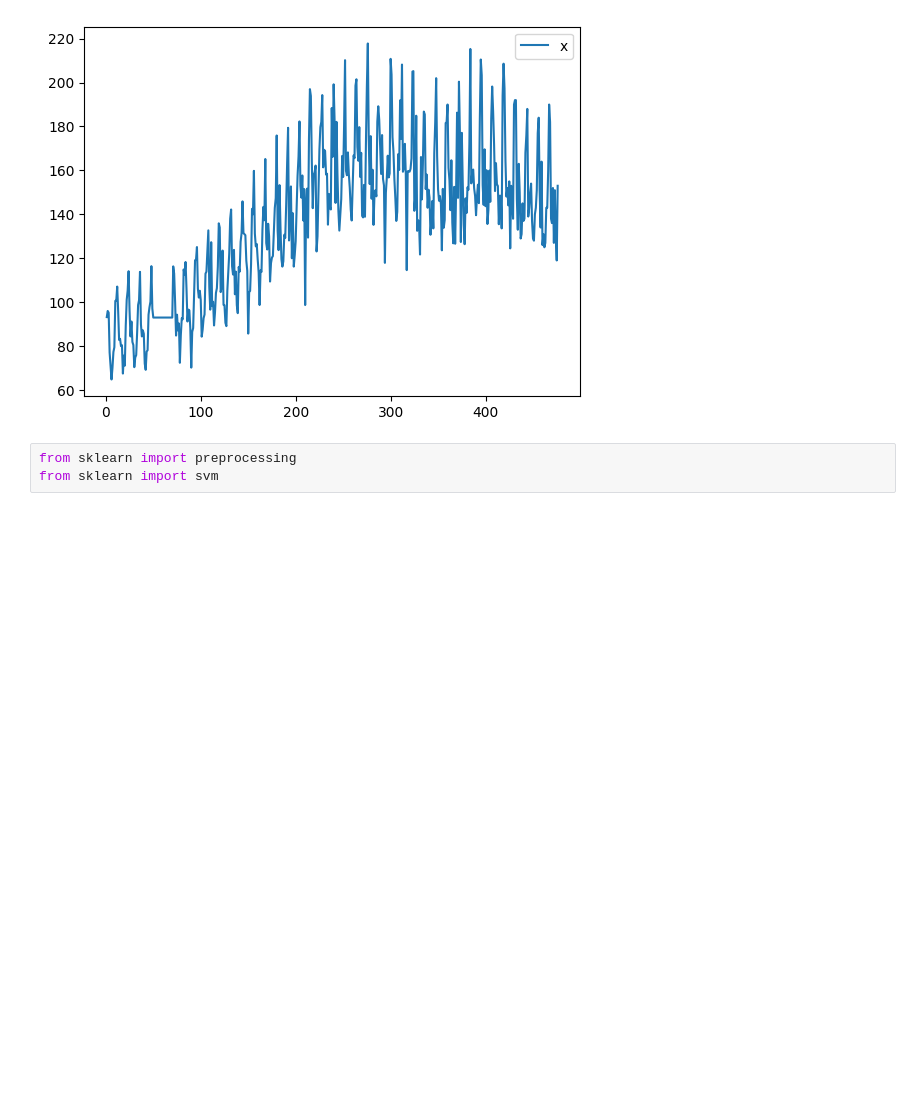
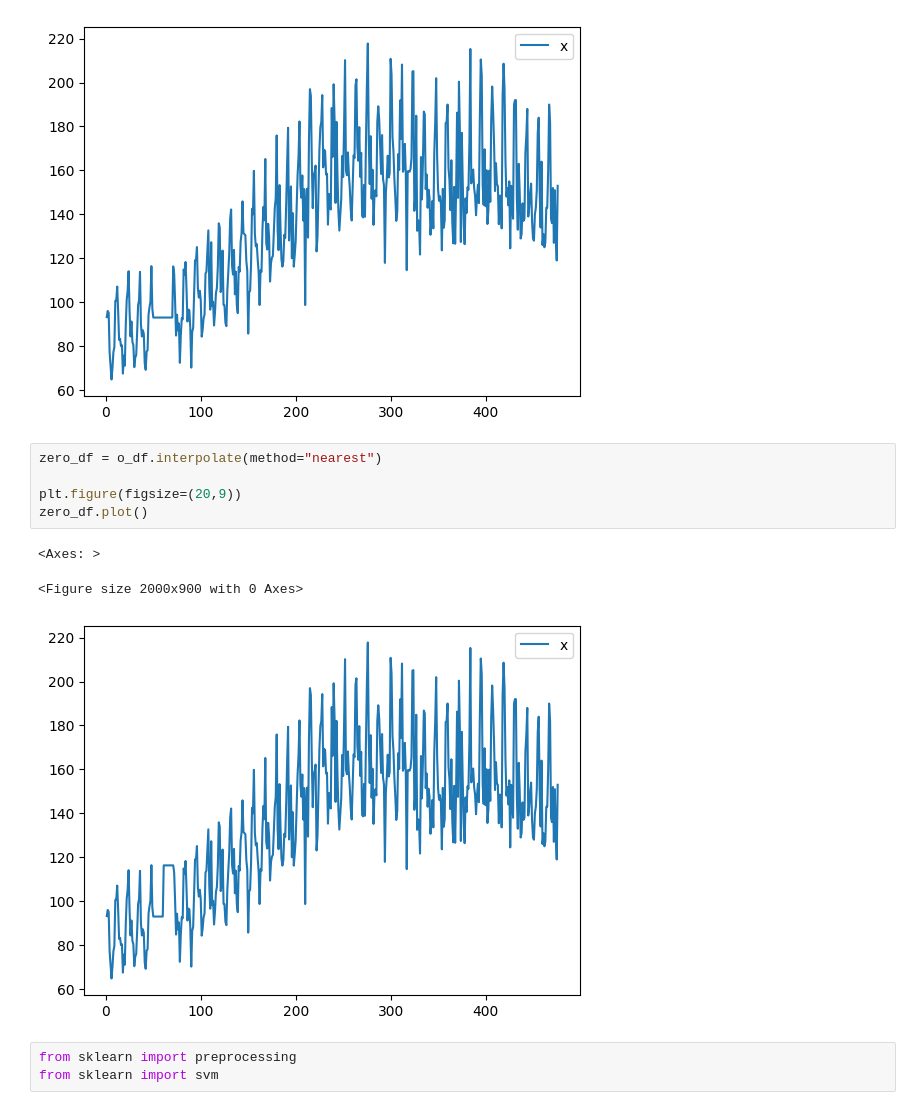
Before and after one commit to hopupdown/fz11_ts, a Jupyter notebook: practice4/practice4.ipynb, the cells around one changed output. Drawn from its saved outputs; the diff is of its cells as text; blank space fills up the shorter version.

```diff
--- a/practice4/practice4.ipynb
+++ b/practice4/practice4.ipynb
@@ -116,6 +116,15 @@ zero_df.plot()
 <Axes: >
 <Figure size 2000x900 with 0 Axes>
 [figure]
+# %%
+zero_df = o_df.interpolate(method="nearest")
+
+plt.figure(figsize=(20,9))
+zero_df.plot()
+# %% [output]
+<Axes: >
+<Figure size 2000x900 with 0 Axes>
+[figure, added]
 # %%
 from sklearn import preprocessing
 from sklearn import svm
```
Also changed, not shown: parts of 1 cell of this notebook.
